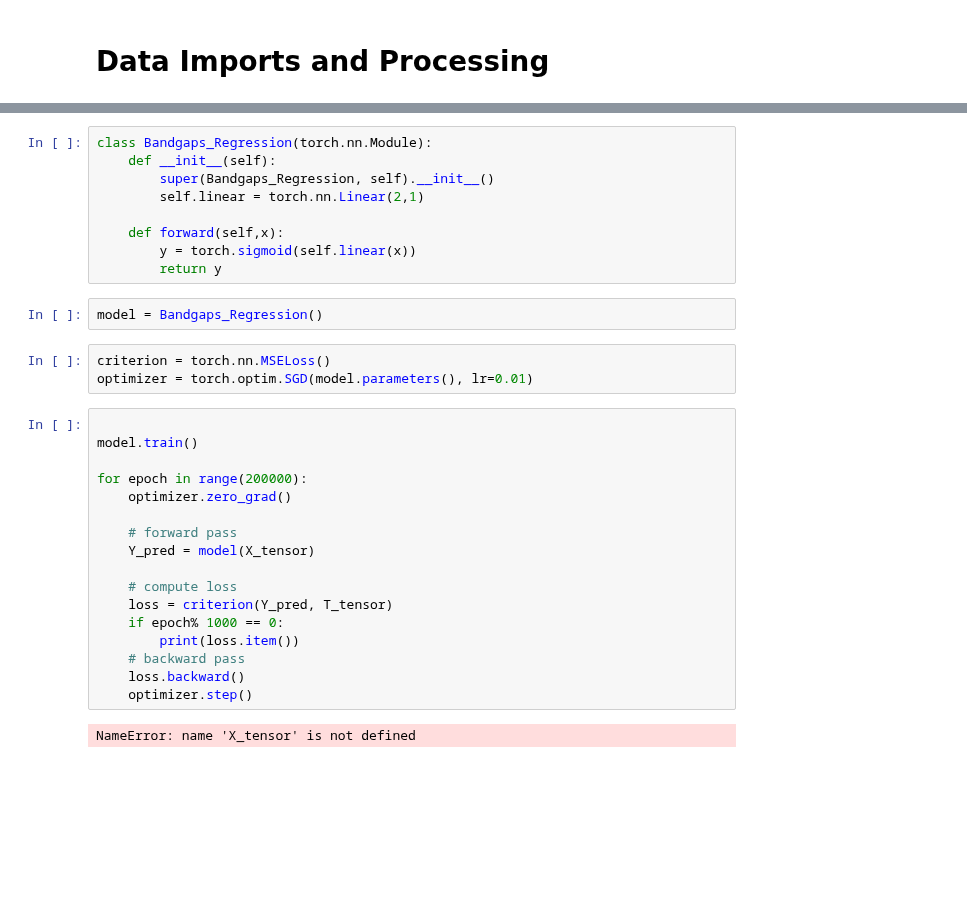
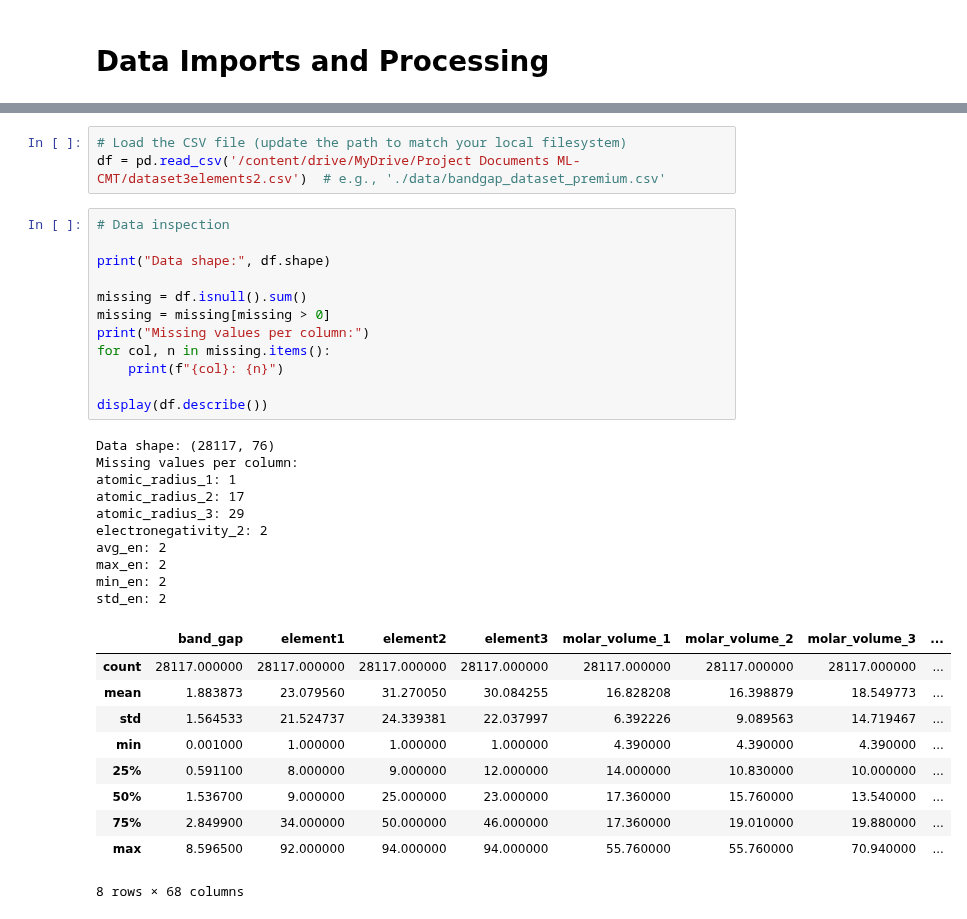
Before and after one commit to immischein/ML-bandgap, a Jupyter notebook: Model_building.ipynb, the cells around one changed output, grey strips where cells are left out. Cells and saved outputs as stored; diff of their text form; blank space fills up the shorter version.

```diff
--- a/Model_building.ipynb
+++ b/Model_building.ipynb
@@ -48,33 +57,36 @@ NameError: name 'pd' is not defined
-# %%
-class Bandgaps_Regression(torch.nn.Module):
-    def __init__(self):
-        super(Bandgaps_Regression, self).__init__()
-        self.linear = torch.nn.Linear(2,1)
-
-    def forward(self,x):
-        y = torch.sigmoid(self.linear(x))
-        return y
-# %%
-model = Bandgaps_Regression()
-# %%
-criterion = torch.nn.MSELoss()
-optimizer = torch.optim.SGD(model.parameters(), lr=0.01)
-# %%
-
-model.train()
-
-for epoch in range(200000):
-    optimizer.zero_grad()
-
-    # forward pass
-    Y_pred = model(X_tensor)
-
-    # compute loss
-    loss = criterion(Y_pred, T_tensor)
-    if epoch% 1000 == 0:
-        print(loss.item())
-    # backward pass
-    loss.backward()
-    optimizer.step()
-# %% [output]
-NameError: name 'X_tensor' is not defined
+# %%
+# Load the CSV file (update the path to match your local filesystem)
+df = pd.read_csv('/content/drive/MyDrive/Project Documents ML-CMT/dataset3elements2.csv')  # e.g., './data/bandgap_dataset_premium.csv'
+# %%
+# Data inspection
+
+print("Data shape:", df.shape)
+
+missing = df.isnull().sum()
+missing = missing[missing > 0]
+print("Missing values per column:")
+for col, n in missing.items():
+    print(f"{col}: {n}")
+
+display(df.describe())
+# %% [output]
+Data shape: (28117, 76)
+Missing values per column:
+atomic_radius_1: 1
+atomic_radius_2: 17
+atomic_radius_3: 29
+electronegativity_2: 2
+avg_en: 2
+max_en: 2
+min_en: 2
+std_en: 2
+|  | band_gap | element1 | element2 | element3 | molar_volume_1 | molar_volume_2 | molar_volume_3 | ... |
+| count | 28117.000000 | 28117.000000 | 28117.000000 | 28117.000000 | 28117.000000 | 28117.000000 | 28117.000000 | ... |
+| mean | 1.883873 | 23.079560 | 31.270050 | 30.084255 | 16.828208 | 16.398879 | 18.549773 | ... |
+| std | 1.564533 | 21.524737 | 24.339381 | 22.037997 | 6.392226 | 9.089563 | 14.719467 | ... |
+| min | 0.001000 | 1.000000 | 1.000000 | 1.000000 | 4.390000 | 4.390000 | 4.390000 | ... |
+| 25% | 0.591100 | 8.000000 | 9.000000 | 12.000000 | 14.000000 | 10.830000 | 10.000000 | ... |
+| 50% | 1.536700 | 9.000000 | 25.000000 | 23.000000 | 17.360000 | 15.760000 | 13.540000 | ... |
+| 75% | 2.849900 | 34.000000 | 50.000000 | 46.000000 | 17.360000 | 19.010000 | 19.880000 | ... |
+| max | 8.596500 | 92.000000 | 94.000000 | 94.000000 | 55.760000 | 55.760000 | 70.940000 | ... |
+8 rows × 68 columns
```
Also changed, not shown: parts of 22 cells of this notebook.
